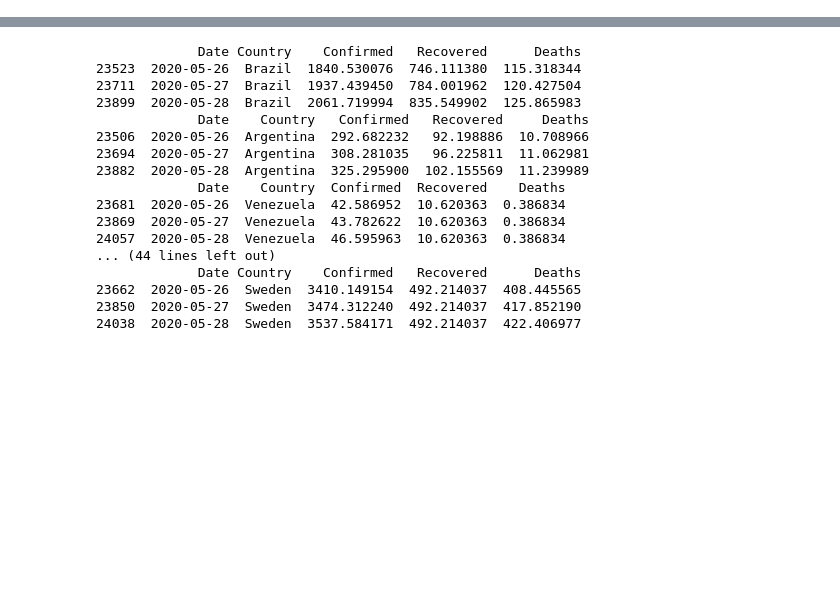
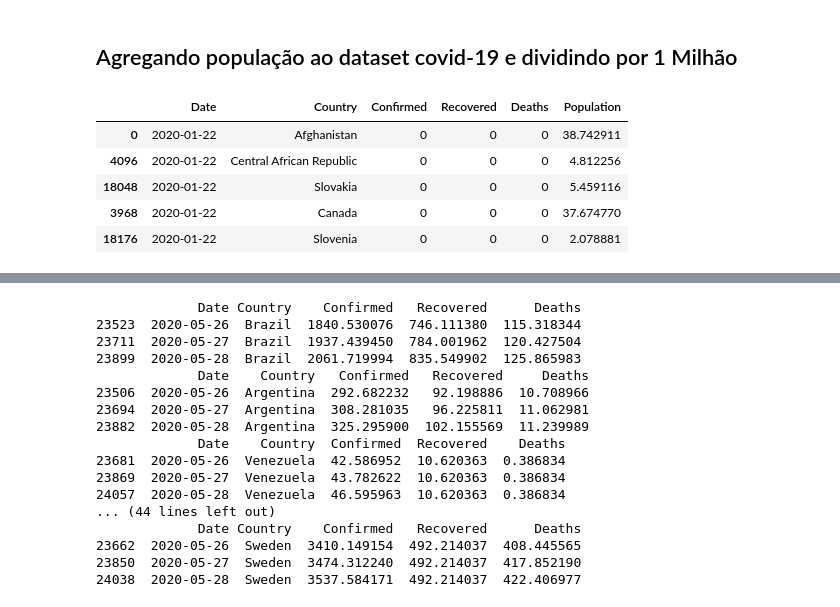
Before and after one commit to ranobr/MyGitFolder, a Jupyter notebook: LACovid.ipynb, the cells around one changed output, grey strips where cells are left out. Drawn from its saved outputs; the diff is of its cells as text; code cells hidden in the pictures; blank space fills up the shorter version.

```diff
--- a/LACovid.ipynb
+++ b/LACovid.ipynb
@@ -21,0 +40,13 @@ print(df1.tail(3))  # Get last 3 entries in the dataframe
+# %% [markdown]
+## Agregando população ao dataset covid-19 e dividindo por 1 Milhão
+# %%
+covid_world = covid_world.merge(population_df[['Country', 'Population']], on='Country')
+covid_world['Population'] = covid_world['Population']/1000000
+covid_world.sort_values(by='Date').head()
+# %% [output]
+|  | Date | Country | Confirmed | Recovered | Deaths | Population |
+| 0 | 2020-01-22 | Afghanistan | 0 | 0 | 0 | 38.742911 |
+| 4096 | 2020-01-22 | Central African Republic | 0 | 0 | 0 | 4.812256 |
+| 18048 | 2020-01-22 | Slovakia | 0 | 0 | 0 | 5.459116 |
+| 3968 | 2020-01-22 | Canada | 0 | 0 | 0 | 37.674770 |
+| 18176 | 2020-01-22 | Slovenia | 0 | 0 | 0 | 2.078881 |
```
Also changed, not shown: parts of 9 cells of this notebook, 1 other file.
